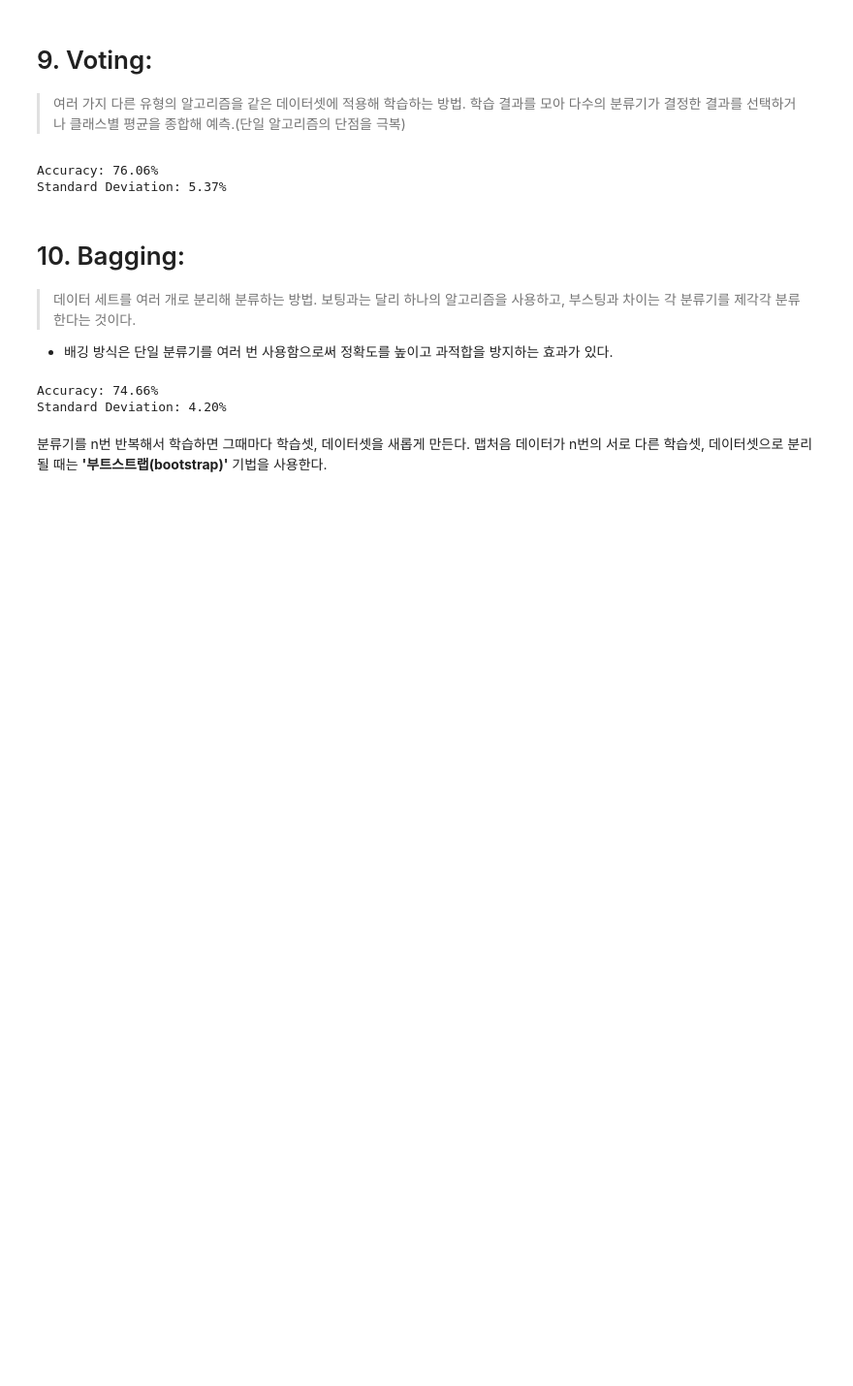
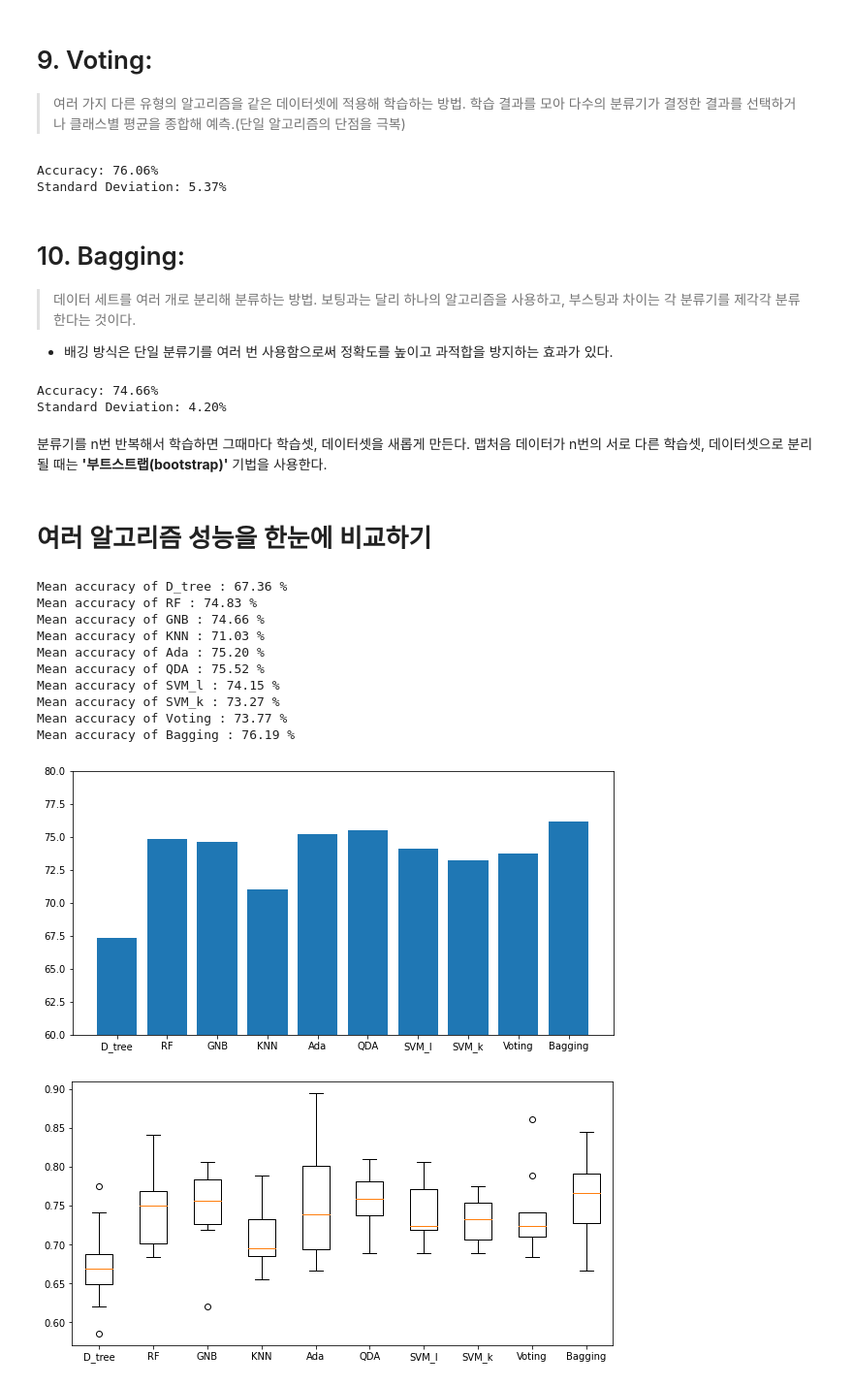
Before and after one commit to minyongP/DeepLearning, a Jupyter notebook: DeepLearning/ML_Algorithm/ML_Algorithm.ipynb, the cells around one changed output. Shown: that part at 97% size. Saved outputs shown, nothing was run; the diff lists cells and outputs as text; code cells hidden in the pictures; blank space fills up the shorter version.

Commit message:
ML_algorithm TOP 10
Add-TOP 10 알고리즘 한번에 비교하기

```diff
--- a/DeepLearning/ML_Algorithm/ML_Algorithm.ipynb
+++ b/DeepLearning/ML_Algorithm/ML_Algorithm.ipynb
@@ -302,3 +302,77 @@ Accuracy: 74.66%
 Standard Deviation: 4.20%
 # %% [markdown]
 분류기를 n번 반복해서 학습하면 그때마다 학습셋, 데이터셋을 새롭게 만든다. 맵처음 데이터가 n번의 서로 다른 학습셋, 데이터셋으로 분리될 때는 **'부트스트랩(bootstrap)'** 기법을 사용한다.
+# %% [markdown]
+# 여러 알고리즘 성능을 한눈에 비교하기
+# %%
+# 사용할 분류기를 모두 지정합니다.
+classifiers = [DecisionTreeClassifier(),
+               RandomForestClassifier(),
+               GaussianNB(),
+               KNeighborsClassifier(),
+               SVC(kernel = 'linear'),
+               SVC(kernel = 'rbf'),
+               AdaBoostClassifier(),
+               QuadraticDiscriminantAnalysis(),
+               VotingClassifier(estimators=[('1', AdaBoostClassifier()),
+                                            ('2', RandomForestClassifier()),
+                                            ('3', SVC(kernel = 'linear'))]),
+               BaggingClassifier(base_estimator=clf3, n_estimators=10, random_state=0)
+              ]
+
+# 각 분류기의 이름을 지정합니다.
+classifier_names = ['D_tree',
+                    'RF',
+                    'GNB',
+                    'KNN',
+                    'Ada',
+                    'QDA',
+                    'SVM_l',
+                    'SVM_k',
+                    'Voting',
+                    'Bagging'
+                   ]
+
+# 결과가 저장될 리스트를 만듭니다.
+modelaccuracies = []
+modelmeans = []
+modelnames = []
+
+# 각 분류기를 실행하여 결과를 저장합니다.
+classifier_data=zip(classifier_names, classifiers)
+for classifier_name, classifier in classifier_data:
+    # 계층별 교차 검증 환경을 설정합니다.
+    skf=StratifiedKFold(n_splits=10, shuffle=True)
+    # 교차 검증을 통해 정확도를 계산합니다.
+    accuracies=cross_val_score(classifier, X = X_train, y = y_train, cv = skf)
+    # 정확도의 평균값을 출력합니다.
+    print("Mean accuracy of", classifier_name, ": {:.2f} %".format(accuracies.mean()*100))
+    # 결과를 저장합니다.
+    modelaccuracies.append(accuracies)
+    modelnames.append(classifier_name)
+    modelmeans.append(accuracies.mean()*100)
+
+# 각 분류기별 정확도의 평균값을 막대 그래프로 출력합니다.
+plt.figure(figsize=(10,5))
+plt.ylim([60, 80])
+plt.bar(modelnames, modelmeans);
+
+# 각 분류기별 결과를 Box 그래프로 출력합니다.
+fig = plt.figure(figsize=(10,5))
+ax = fig.add_subplot(111)
+ax.boxplot(modelaccuracies)
+ax.set_xticklabels(modelnames)
+plt.show()
+# %% [output]
+Mean accuracy of D_tree : 67.36 %
+Mean accuracy of RF : 74.83 %
+Mean accuracy of GNB : 74.66 %
+Mean accuracy of KNN : 71.03 %
+Mean accuracy of Ada : 75.20 %
+Mean accuracy of QDA : 75.52 %
+Mean accuracy of SVM_l : 74.15 %
+Mean accuracy of SVM_k : 73.27 %
+Mean accuracy of Voting : 73.77 %
+Mean accuracy of Bagging : 76.19 %
+[figure, added]
+[figure, added]
```
